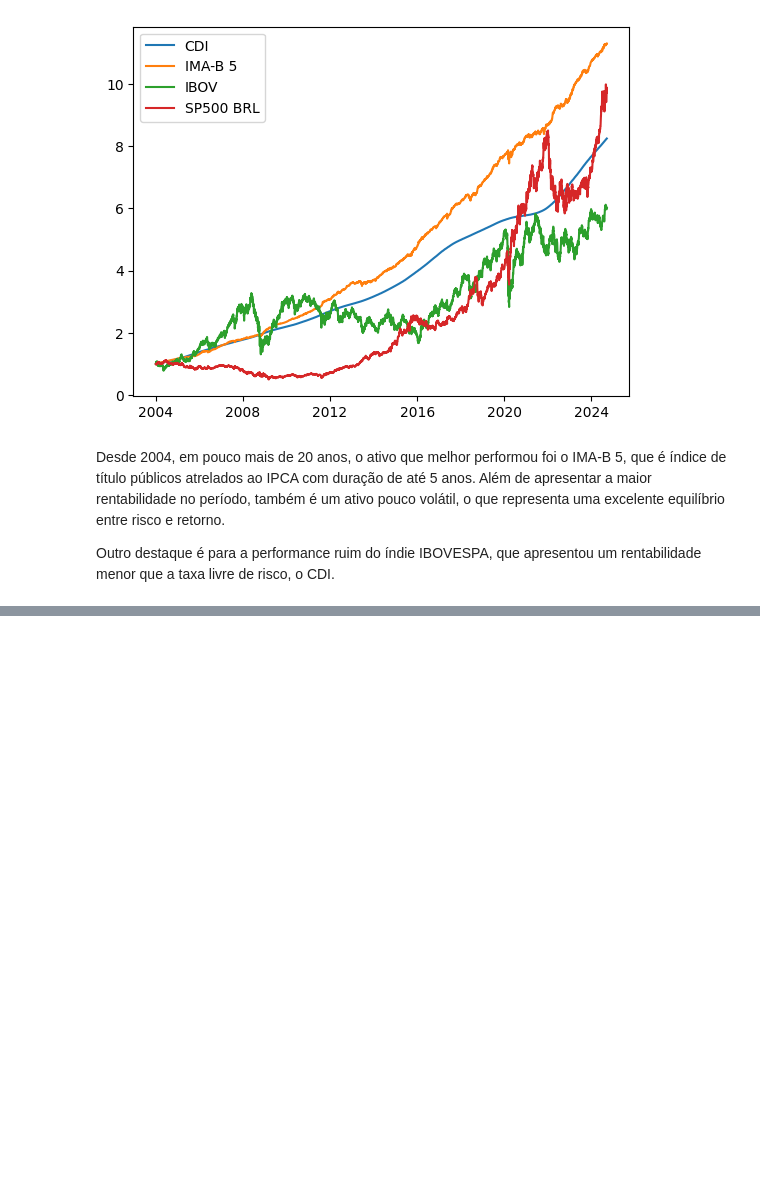
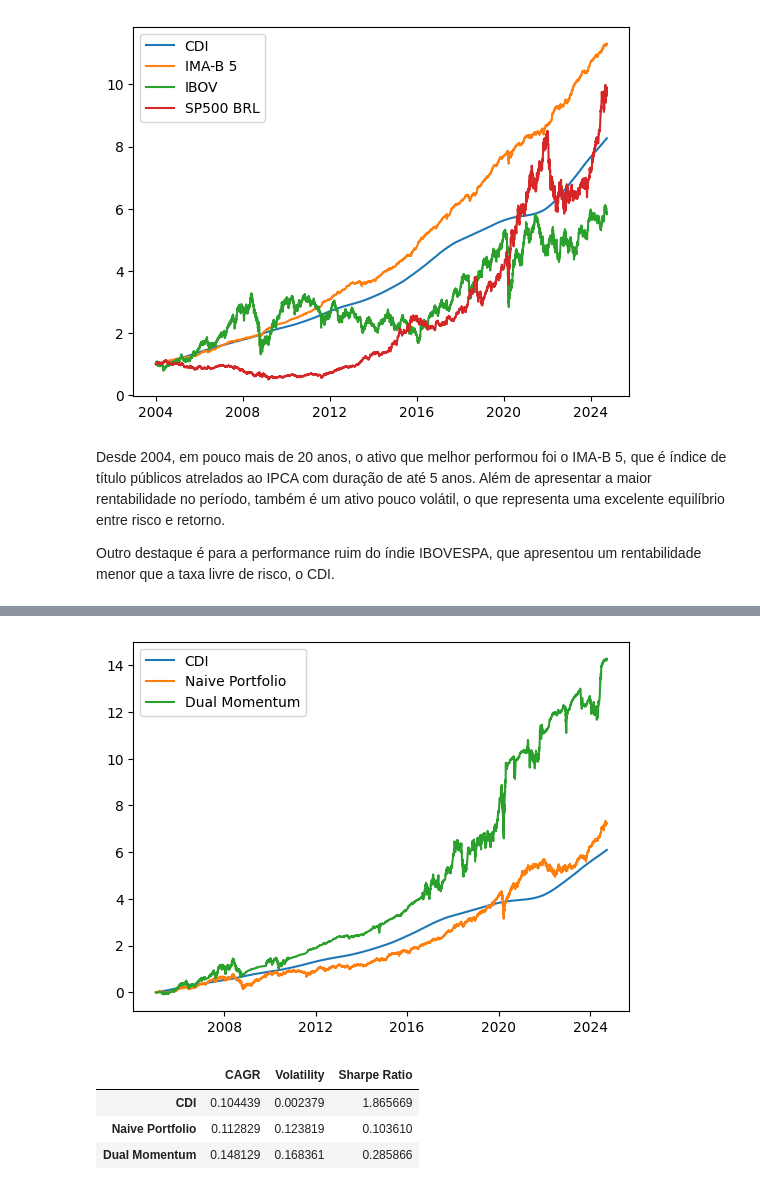
Before and after one commit to ianaraujo/puc-analise-dados, a Jupyter notebook: notebook.ipynb, the cells around one changed output, grey strips where cells are left out. Cells and saved outputs as stored; diff of their text form; code cells hidden in the pictures; blank space fills up the shorter version.

```diff
--- a/notebook.ipynb
+++ b/notebook.ipynb
@@ -160,0 +286,5 @@ Outro destaque é para a performance ruim do índie IBOVESPA, que apresentou um
+# %%
+naive_portfolio = dual_momentum_eval[['IBOV', 'SP500 BRL', 'IMA-B 5']].mean(axis=1).rename('Naive Portfolio')
+naive_portfolio.index = pd.to_datetime(naive_portfolio.index).date
+
+naive_portfolio
@@ -160,0 +306,9 @@ Outro destaque é para a performance ruim do índie IBOVESPA, que apresentou um
+# %%
+benchmark = pd.concat(
+    [dual_momentum_eval['CDI'], naive_portfolio, dual_momentum_eval['Dual Momentum']],
+    keys=['CDI', 'Naive Portfolio', 'Dual Momentum'],
+    join='inner',
+    axis=1
+)
+
+benchmark
@@ -160,0 +329,6 @@ Outro destaque é para a performance ruim do índie IBOVESPA, que apresentou um
+# %%
+plt.plot(benchmark)
+plt.legend(benchmark.columns)
+plt.show()
+# %% [output]
+[figure, added]
@@ -160,0 +345,10 @@ Outro destaque é para a performance ruim do índie IBOVESPA, que apresentou um
+# %%
+results = pd.concat([benchmark_cagr, benchmark_vol], keys=['CAGR', 'Volatility'], axis=1)
+results['Sharpe Ratio'] = (results['CAGR'] - 0.10) / results['Volatility']
+
+results
+# %% [output]
+|  | CAGR | Volatility | Sharpe Ratio |
+| CDI | 0.104439 | 0.002379 | 1.865669 |
+| Naive Portfolio | 0.112829 | 0.123819 | 0.103610 |
+| Dual Momentum | 0.148129 | 0.168361 | 0.285866 |
```
Also changed, not shown: parts of 36 cells of this notebook.
